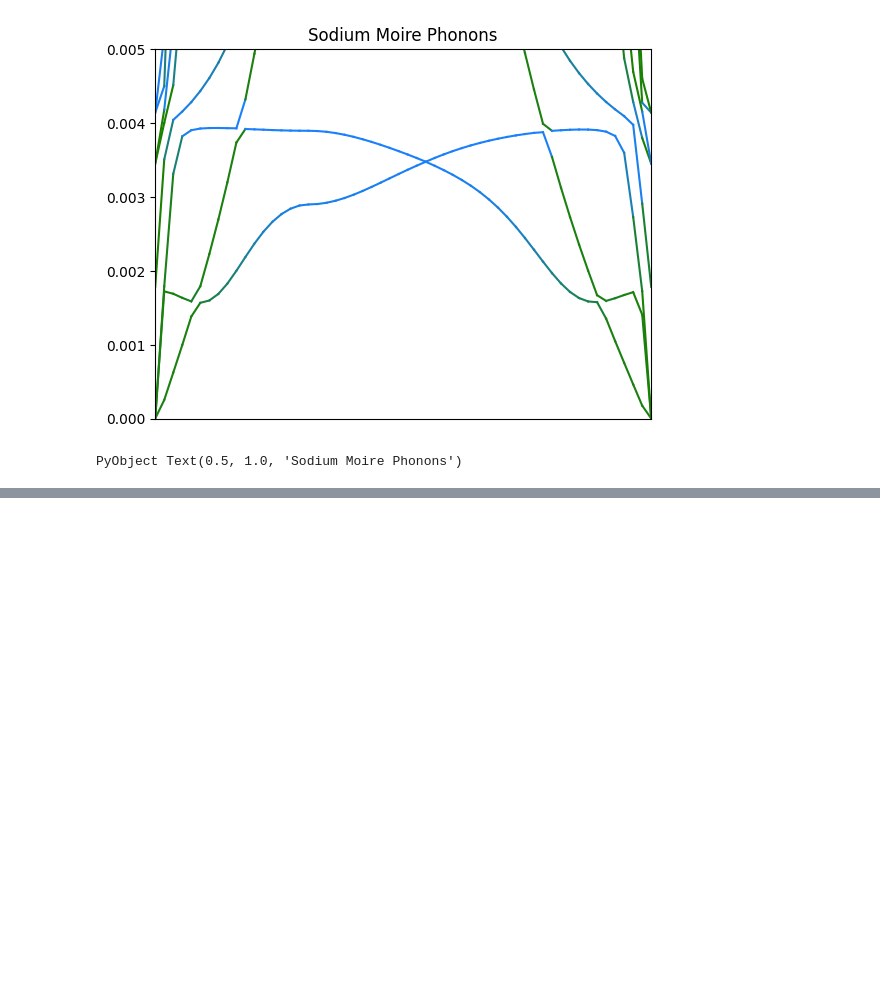
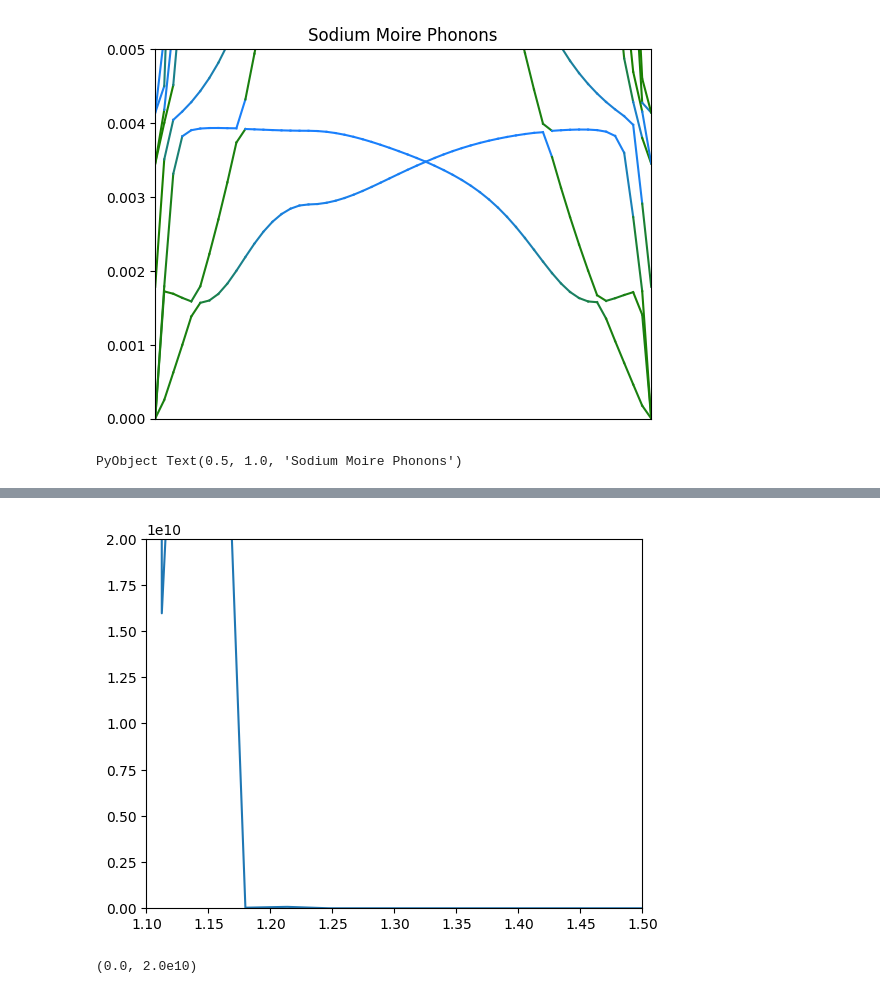
Before and after one commit to AliGhorashiCMT/Plasmons_Paper, a Jupyter notebook: Moire_Figs/Moire7_with_Alkali/Sodium/optimize_from_3angstroms/interpolation_correction/Analyze.ipynb, the cells around one changed output, grey strips where cells are left out. Drawn from its saved outputs; the diff is of its cells as text; code cells hidden in the pictures; blank space fills up the shorter version.

```diff
--- a/Moire_Figs/Moire7_with_Alkali/Sodium/optimize_from_3angstroms/interpolation_correction/Analyze.ipynb
+++ b/Moire_Figs/Moire7_with_Alkali/Sodium/optimize_from_3angstroms/interpolation_correction/Analyze.ipynb
@@ -99,0 +119,3 @@ PyObject Text(0.5, 1.0, 'Sodium Moire Phonons')
+# %%
+sorderloss = second_order_damping(Hwannierup, cellmapup, HePhWannier, cellMapEph, force_matrix, phonon_cell_map,
+    lattice_vectors, q, -2.6; histogram_width=30, mesh=7, energy_range=3)
@@ -99,0 +147,7 @@ PyObject Text(0.5, 1.0, 'Sodium Moire Phonons')
+# %%
+plot(range(0, 3, length=90), sorderloss)
+xlim(1.1, 1.5)
+ylim(0, 0.2e11)
+# %% [output]
+[figure, added]
+(0.0, 2.0e10)
```
Also changed, not shown: parts of 17 cells of this notebook.
